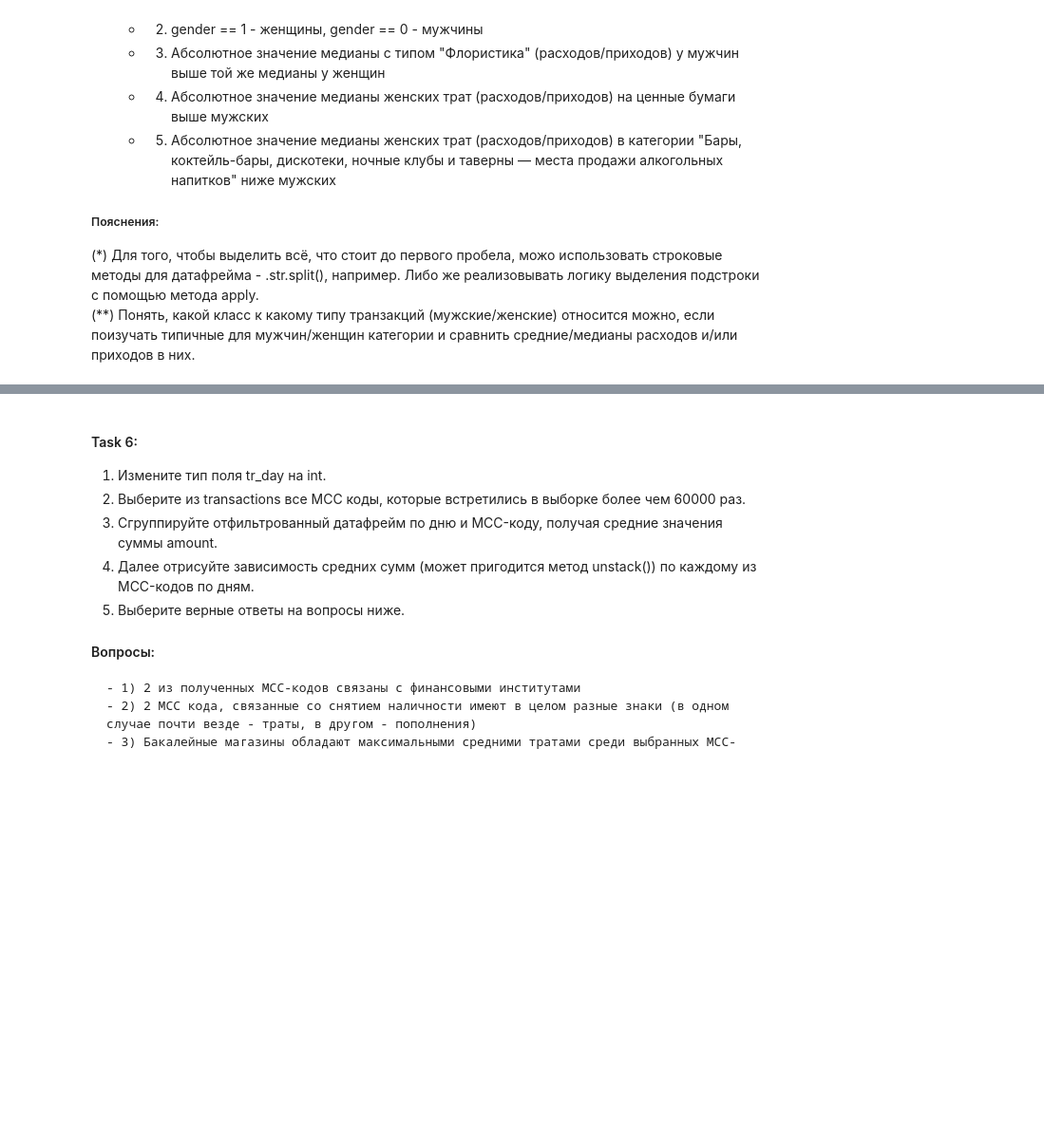
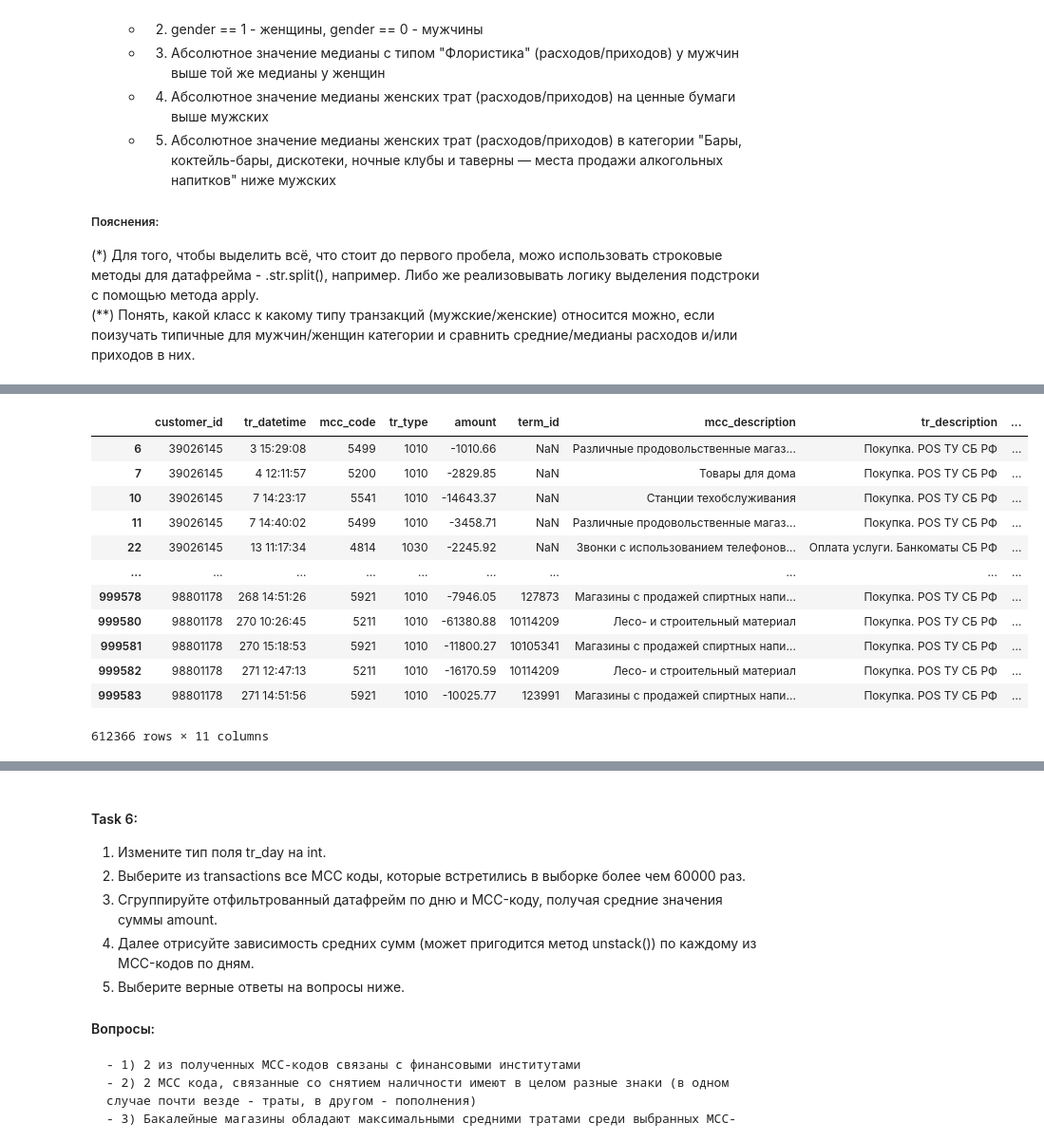
Before and after one commit to Iversy/mtmo, a Jupyter notebook: Задания/Лаб. 02/Home_02.ipynb, the cells around one changed output, grey strips where cells are left out. Shown at 95% size. Saved outputs shown, nothing was run; the diff lists cells and outputs as text; code cells hidden in the pictures; blank space fills up the shorter version.

```diff
--- a/Задания/Лаб. 02/Home_02.ipynb
+++ b/Задания/Лаб. 02/Home_02.ipynb
@@ -117,0 +272,17 @@ print(f"{abs(asd[0]-asd[1]):.2f}")
+# %%
+filtered = merded.groupby("tr_day").filter(lambda x: x["mcc_code"].nunique() > 75)
+filtered
+# %% [output]
+|  | customer_id | tr_datetime | mcc_code | tr_type | amount | term_id | mcc_description | tr_description | ... |
+| 6 | 39026145 | 3 15:29:08 | 5499 | 1010 | -1010.66 | NaN | Различные продовольственные магаз... | Покупка. POS ТУ СБ РФ | ... |
+| 7 | 39026145 | 4 12:11:57 | 5200 | 1010 | -2829.85 | NaN | Товары для дома | Покупка. POS ТУ СБ РФ | ... |
+| 10 | 39026145 | 7 14:23:17 | 5541 | 1010 | -14643.37 | NaN | Станции техобслуживания | Покупка. POS ТУ СБ РФ | ... |
+| 11 | 39026145 | 7 14:40:02 | 5499 | 1010 | -3458.71 | NaN | Различные продовольственные магаз... | Покупка. POS ТУ СБ РФ | ... |
+| 22 | 39026145 | 13 11:17:34 | 4814 | 1030 | -2245.92 | NaN | Звонки с использованием телефонов... | Оплата услуги. Банкоматы СБ РФ | ... |
+| ... | ... | ... | ... | ... | ... | ... | ... | ... | ... |
+| 999578 | 98801178 | 268 14:51:26 | 5921 | 1010 | -7946.05 | 127873 | Магазины с продажей спиртных напи... | Покупка. POS ТУ СБ РФ | ... |
+| 999580 | 98801178 | 270 10:26:45 | 5211 | 1010 | -61380.88 | 10114209 | Лесо- и строительный материал | Покупка. POS ТУ СБ РФ | ... |
+| 999581 | 98801178 | 270 15:18:53 | 5921 | 1010 | -11800.27 | 10105341 | Магазины с продажей спиртных напи... | Покупка. POS ТУ СБ РФ | ... |
+| 999582 | 98801178 | 271 12:47:13 | 5211 | 1010 | -16170.59 | 10114209 | Лесо- и строительный материал | Покупка. POS ТУ СБ РФ | ... |
+| 999583 | 98801178 | 271 14:51:56 | 5921 | 1010 | -10025.77 | 123991 | Магазины с продажей спиртных напи... | Покупка. POS ТУ СБ РФ | ... |
+612366 rows × 11 columns
```
Also changed, not shown: parts of 37 cells of this notebook, 1 other file.
